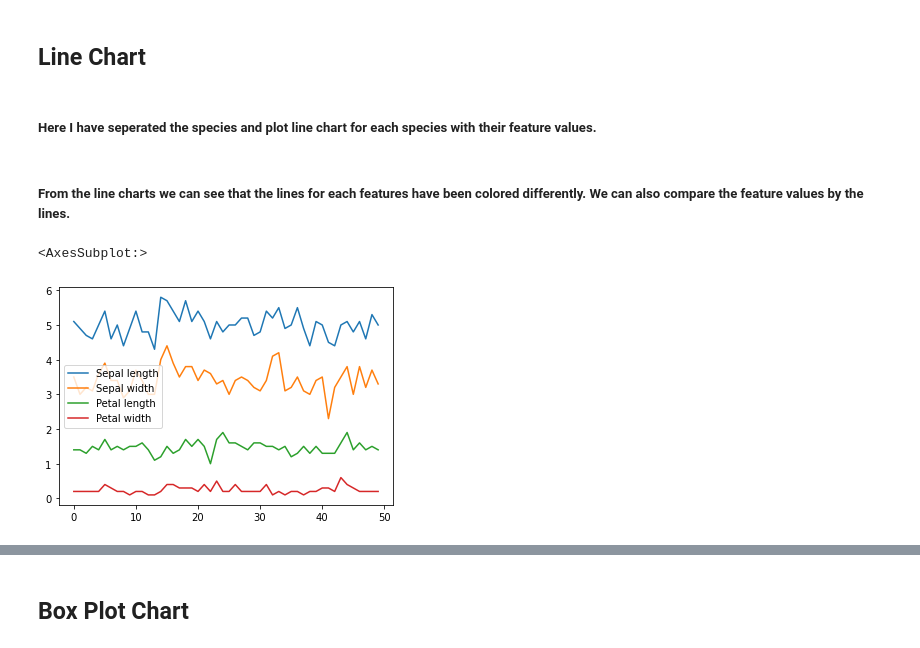
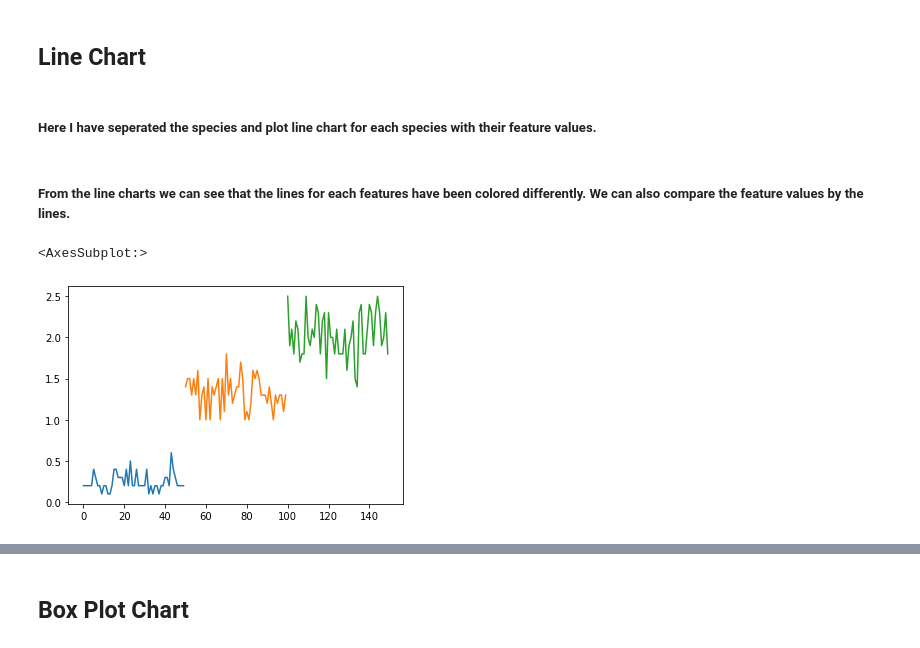
Before and after one commit to syedirfanx/data-comprehension, a Jupyter notebook: data-comprehension-using-python.ipynb, the cells around one changed output, grey strips where cells are left out. Cells and saved outputs as stored; diff of their text form; code cells hidden in the pictures.

Commit message:
Update data comprehension using python

```diff
--- a/data-comprehension-using-python.ipynb
+++ b/data-comprehension-using-python.ipynb
@@ -151,11 +153,13 @@ iqr
 # %% [markdown]
 ## Line Chart
-# %% [markdown]
-##### Here I have seperated the species and plot line chart for each species with their feature values.
-# %% [markdown]
-##### From the line charts we can see that the lines for each features have been colored differently. We can also compare the feature values by the lines.
+# %% [markdown]
+##### Here I have seperated the species and plot line chart for each species with their feature values.
+# %% [markdown]
+##### From the line charts we can see that the lines for each features have been colored differently. We can also compare the feature values by the lines.
 # %%
-data[data.Species == 'Setosa'].plot()
+data[data.Species == 'Setosa']['Petal width'].plot()
+data[data.Species == 'Versicolor']['Petal width'].plot()
+data[data.Species == 'Virginica']['Petal width'].plot()
 # %% [output]
 <AxesSubplot:>
-[figure, old version]
+[figure, new version]
```
Also changed, not shown: parts of 37 cells of this notebook.
